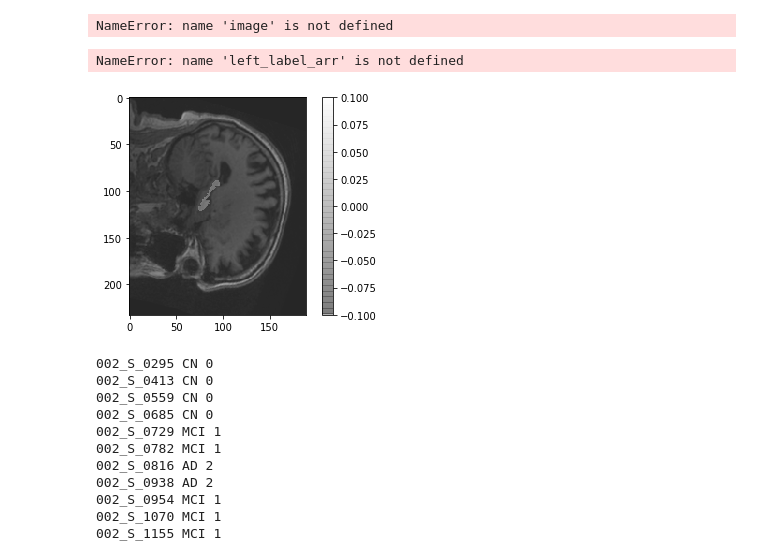
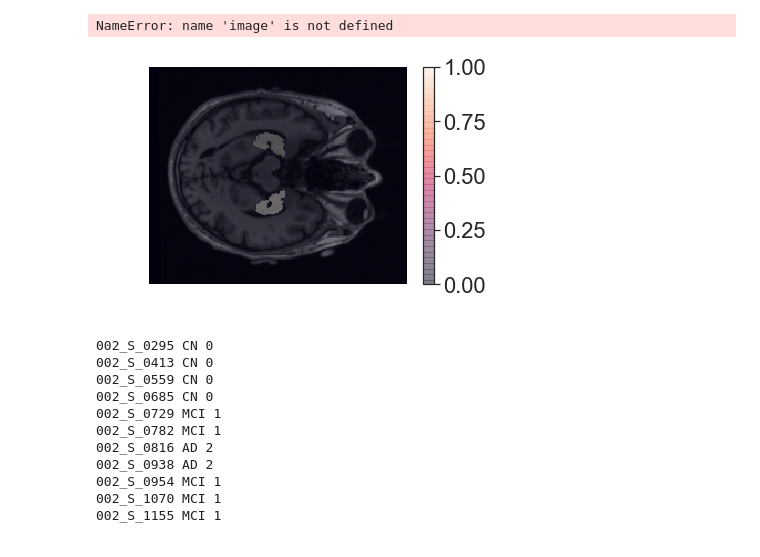
Before and after one commit to SWKoreaBME/ad_radiomics_code, a Jupyter notebook: 00_data_loader.ipynb, the cells around one changed output. Cells and saved outputs as stored; diff of their text form; code cells hidden in the pictures.

```diff
--- a/00_data_loader.ipynb
+++ b/00_data_loader.ipynb
@@ -88,26 +88,27 @@ left_label_arr = nib.load(os.path.join(label_dir, left_label)).get_data()
 right_label_arr = nib.load(os.path.join(label_dir, right_label)).get_data()
 # %% [output]
 NameError: name 'image' is not defined
-# %%
-# label_arr = np.rot90(label_arr, 2)
-left_label_arr.shape
-# %% [output]
-NameError: name 'left_label_arr' is not defined
+# %%
+data_dir = '../data/zscore_image/'
+
+from glob import glob
+
+image_arr = np.rot(nib.load('../sample_image.nii.gz').get_data()
+right_label_arr = nib.load('../sample_right_mask.nii').get_data()
+left_label_arr = nib.load('../sample_left_mask.nii').get_data()
 # %%
 # image array check
 
-image_arr = image_nii.get_data()
-image_arr.shape
-
 num_slice = 73
 
-plt.imshow(image_arr[num_slice, :, :], cmap='gray')
-plt.imshow(left_label_arr[num_slice, :, :], cmap='gray', alpha=0.3)
-plt.imshow(right_label_arr[num_slice, :, :], cmap='gray', alpha=0.3)
+plt.imshow(image_arr[:, :, num_slice], cmap='gray')
+plt.imshow(left_label_arr[:, :, num_slice], alpha=0.3)
+plt.imshow(right_label_arr[:, :, num_slice], alpha=0.3)
+plt.axis('off')
 plt.colorbar()
 plt.show(); plt.close()
 # %% [output]
-[figure, old version]
+[figure, new version]
 # %%
 ## data label check
 
```
Also changed, not shown: parts of 1 cell of this notebook, 2 other files.
